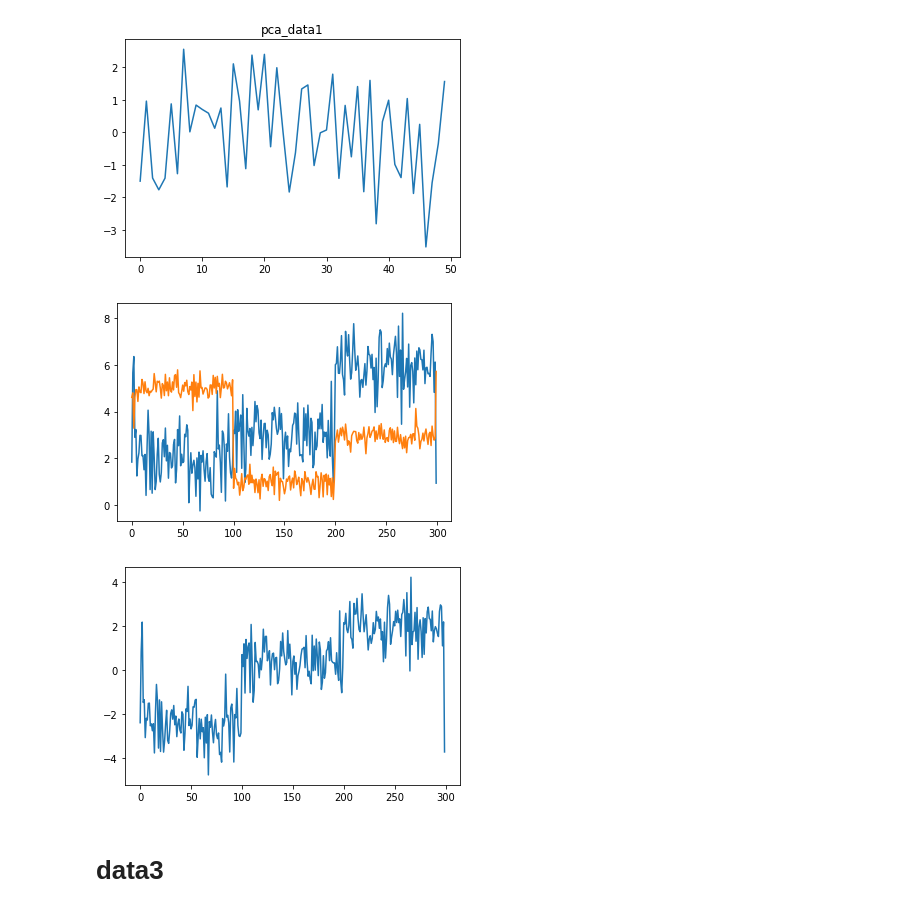
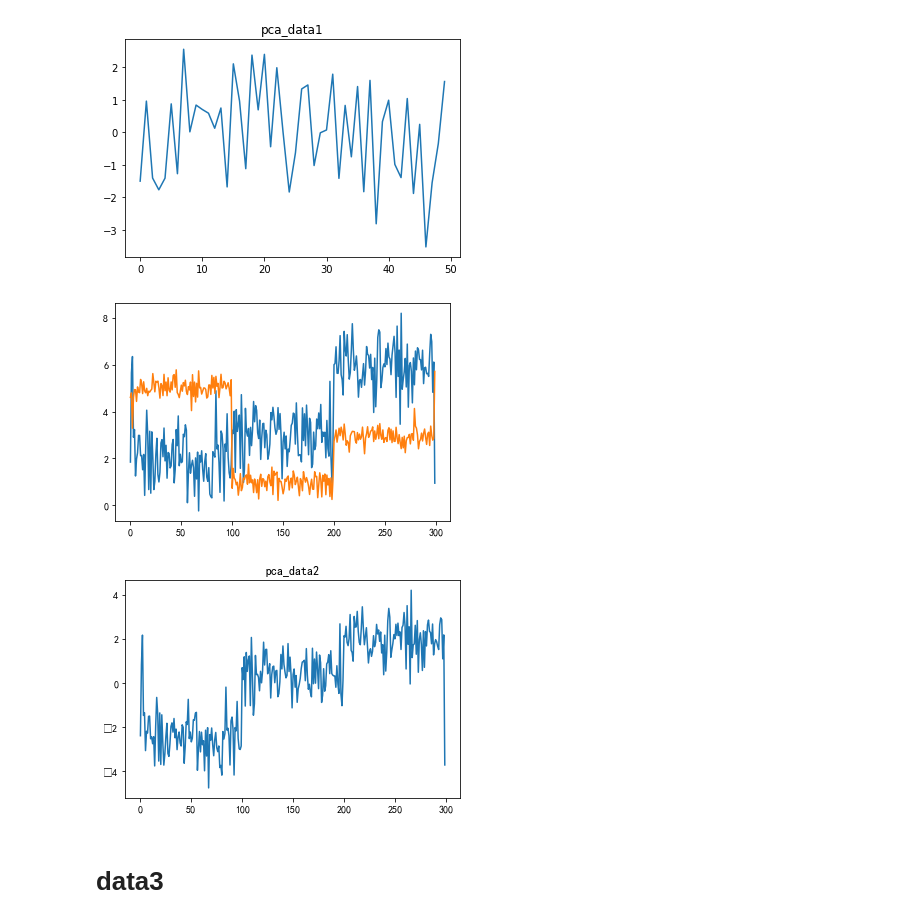
Before and after one commit to OliverZ11x/MachineLearning_HW_CQUT, a Jupyter notebook: HW5 dimension reduction/dimension_reduction.ipynb, the cells around one changed output. Cells and saved outputs as stored; diff of their text form; code cells hidden in the pictures.

```diff
--- a/HW5 dimension reduction/dimension_reduction.ipynb
+++ b/HW5 dimension reduction/dimension_reduction.ipynb
@@ -7,6 +7,8 @@ import pandas as pd
 import matplotlib.pyplot as plt
 import seaborn as sb
 from scipy.io import loadmat
+# %%
+plt.rcParams['font.family'] = 'SimHei'
 # %%
 # 使用loadmat函数加载.mat文件
 raw_data = loadmat('data1.mat');raw_data2 = loadmat('data2.mat');raw_data3 = loadmat('data3.mat')
@@ -51,11 +53,12 @@ plt.show()
 # %%
 plt.plot(data2)
 plt.show()
+plt.title('pca_data2')
 plt.plot(pca_data2)
 plt.show()
 # %% [output]
-[figure, old version]
+[figure, new version]
-[figure, old version]
+[figure, new version]
 # %% [markdown]
 # data3
 # %%
```
Also changed, not shown: parts of 5 cells of this notebook, 5 other files.
